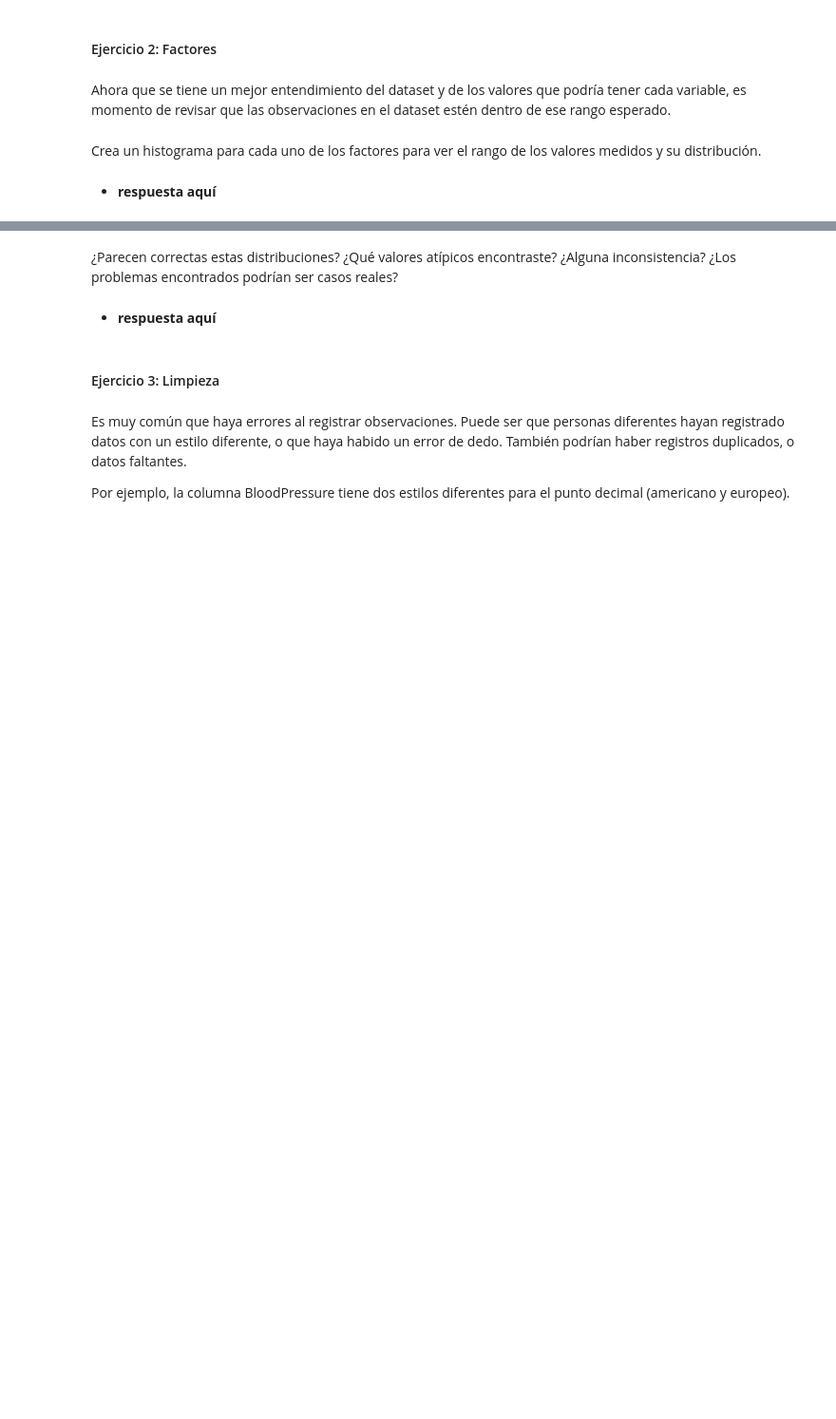
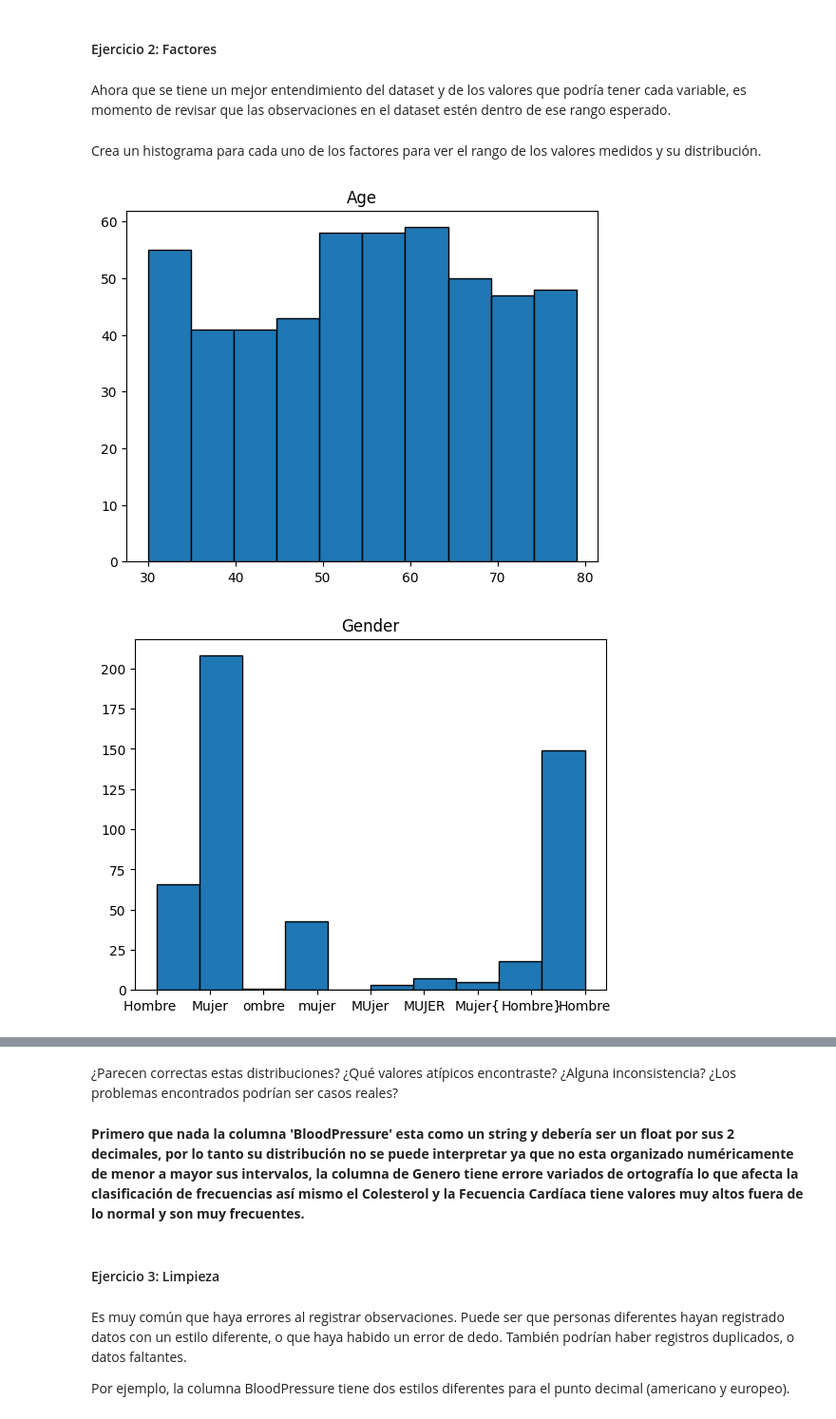
Before and after one commit to aj-hernandezs/Aprendizaje_Estadistico, a Jupyter notebook: Laboratorios/Lab - R3.ipynb, the cells around one changed output, grey strips where cells are left out. Shown at 95% size. Drawn from its saved outputs; the diff is of its cells as text; code cells hidden in the pictures; blank space fills up the shorter version.

```diff
--- a/Laboratorios/Lab - R3.ipynb
+++ b/Laboratorios/Lab - R3.ipynb
@@ -32,0 +33,5 @@ Utiliza el dataset "Heart Prediction Dataset (Quantum)". Carga los datos y revis
+# %%
+import pandas as pd
+
+df = pd.read_csv('Datasets/Heart Prediction Quantum Dataset.csv')
+df
@@ -54,5 +106,14 @@ A partir de lo investigado, describe el dataset con tus palabras.
 Ahora que se tiene un mejor entendimiento del dataset y de los valores que podría tener cada variable, es momento de revisar que las observaciones en el dataset estén dentro de ese rango esperado.
 # %% [markdown]
 Crea un histograma para cada uno de los factores para ver el rango de los valores medidos y su distribución.
-# %% [markdown]
-- **respuesta aquí**
+# %%
+import matplotlib.pyplot as plt
+
+for i in df.columns:
+    plt.figure()
+    plt.hist(df[i], edgecolor='black')
+    plt.title(i)
+    plt.show()
+# %% [output]
+[figure, added]
+[figure, added]
@@ -59,7 +124,7 @@ Crea un histograma para cada uno de los factores para ver el rango de los valore
 # %% [markdown]
 ¿Parecen correctas estas distribuciones? ¿Qué valores atípicos encontraste? ¿Alguna inconsistencia? ¿Los problemas encontrados podrían ser casos reales?
 # %% [markdown]
-- **respuesta aquí**
+**Primero que nada la columna 'BloodPressure' esta como un string y debería ser un float por sus 2 decimales, por lo tanto su distribución no se puede interpretar ya que no esta organizado numéricamente de menor a mayor sus intervalos, la columna de Genero tiene errore variados de ortografía lo que afecta la clasificación de frecuencias así mismo el Colesterol y la Fecuencia Cardíaca tiene valores muy altos fuera de lo normal y son muy frecuentes.**
 # %% [markdown]
 #### Ejercicio 3: Limpieza
 # %% [markdown]
```
Also changed, not shown: parts of 35 cells of this notebook, 2 other files.
